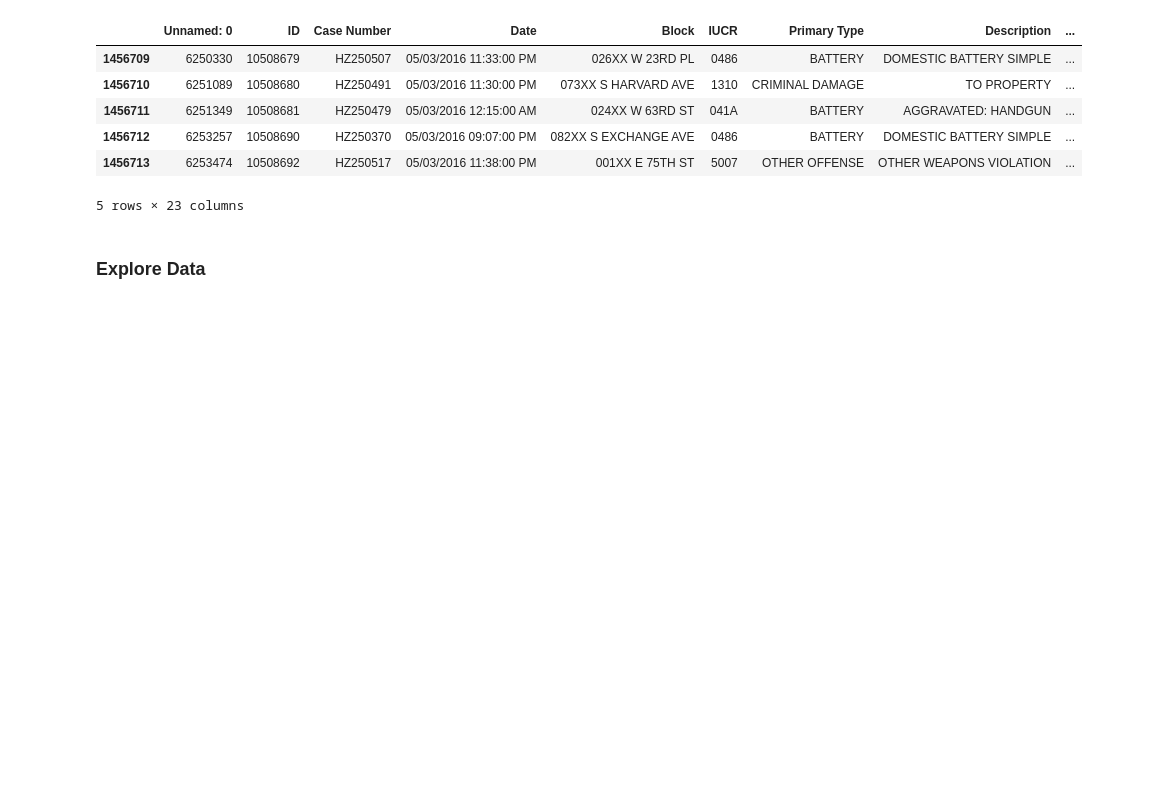
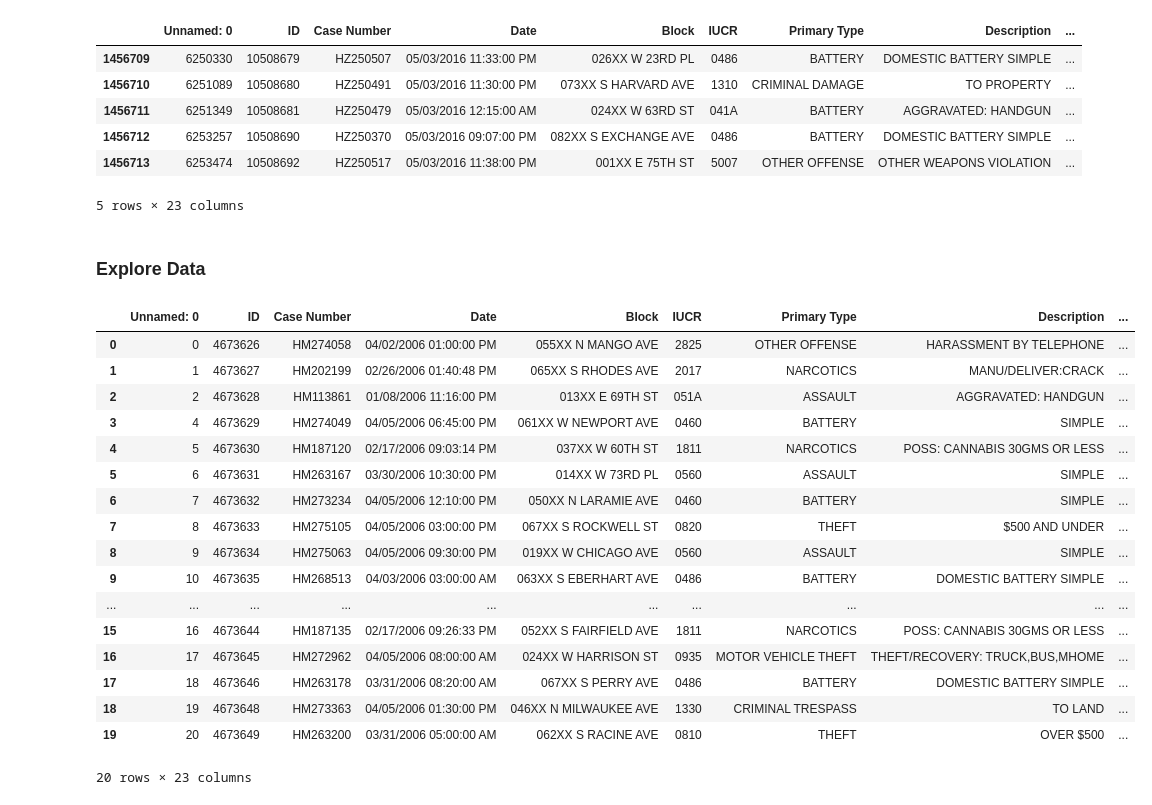
Before and after one commit to sagecodes/chicago-crime-prediction-fbprophet, a Jupyter notebook: chicago-crime-prediction-fbprophet.ipynb, the cells around one changed output. Cells and saved outputs as stored; diff of their text form; code cells hidden in the pictures; blank space fills up the shorter version.

```diff
--- a/chicago-crime-prediction-fbprophet.ipynb
+++ b/chicago-crime-prediction-fbprophet.ipynb
@@ -57,3 +57,24 @@ chicago_df.tail()
 5 rows × 23 columns
 # %% [markdown]
 ### Explore Data
+# %%
+chicago_df.head(20)
+# %% [output]
+|  | Unnamed: 0 | ID | Case Number | Date | Block | IUCR | Primary Type | Description | ... |
+| 0 | 0 | 4673626 | HM274058 | 04/02/2006 01:00:00 PM | 055XX N MANGO AVE | 2825 | OTHER OFFENSE | HARASSMENT BY TELEPHONE | ... |
+| 1 | 1 | 4673627 | HM202199 | 02/26/2006 01:40:48 PM | 065XX S RHODES AVE | 2017 | NARCOTICS | MANU/DELIVER:CRACK | ... |
+| 2 | 2 | 4673628 | HM113861 | 01/08/2006 11:16:00 PM | 013XX E 69TH ST | 051A | ASSAULT | AGGRAVATED: HANDGUN | ... |
+| 3 | 4 | 4673629 | HM274049 | 04/05/2006 06:45:00 PM | 061XX W NEWPORT AVE | 0460 | BATTERY | SIMPLE | ... |
+| 4 | 5 | 4673630 | HM187120 | 02/17/2006 09:03:14 PM | 037XX W 60TH ST | 1811 | NARCOTICS | POSS: CANNABIS 30GMS OR LESS | ... |
+| 5 | 6 | 4673631 | HM263167 | 03/30/2006 10:30:00 PM | 014XX W 73RD PL | 0560 | ASSAULT | SIMPLE | ... |
+| 6 | 7 | 4673632 | HM273234 | 04/05/2006 12:10:00 PM | 050XX N LARAMIE AVE | 0460 | BATTERY | SIMPLE | ... |
+| 7 | 8 | 4673633 | HM275105 | 04/05/2006 03:00:00 PM | 067XX S ROCKWELL ST | 0820 | THEFT | $500 AND UNDER | ... |
+| 8 | 9 | 4673634 | HM275063 | 04/05/2006 09:30:00 PM | 019XX W CHICAGO AVE | 0560 | ASSAULT | SIMPLE | ... |
+| 9 | 10 | 4673635 | HM268513 | 04/03/2006 03:00:00 AM | 063XX S EBERHART AVE | 0486 | BATTERY | DOMESTIC BATTERY SIMPLE | ... |
+| ... | ... | ... | ... | ... | ... | ... | ... | ... | ... |
+| 15 | 16 | 4673644 | HM187135 | 02/17/2006 09:26:33 PM | 052XX S FAIRFIELD AVE | 1811 | NARCOTICS | POSS: CANNABIS 30GMS OR LESS | ... |
+| 16 | 17 | 4673645 | HM272962 | 04/05/2006 08:00:00 AM | 024XX W HARRISON ST | 0935 | MOTOR VEHICLE THEFT | THEFT/RECOVERY: TRUCK,BUS,MHOME | ... |
+| 17 | 18 | 4673646 | HM263178 | 03/31/2006 08:20:00 AM | 067XX S PERRY AVE | 0486 | BATTERY | DOMESTIC BATTERY SIMPLE | ... |
+| 18 | 19 | 4673648 | HM273363 | 04/05/2006 01:30:00 PM | 046XX N MILWAUKEE AVE | 1330 | CRIMINAL TRESPASS | TO LAND | ... |
+| 19 | 20 | 4673649 | HM263200 | 03/31/2006 05:00:00 AM | 062XX S RACINE AVE | 0810 | THEFT | OVER $500 | ... |
+20 rows × 23 columns
```
Also changed, not shown: parts of 4 cells of this notebook.
